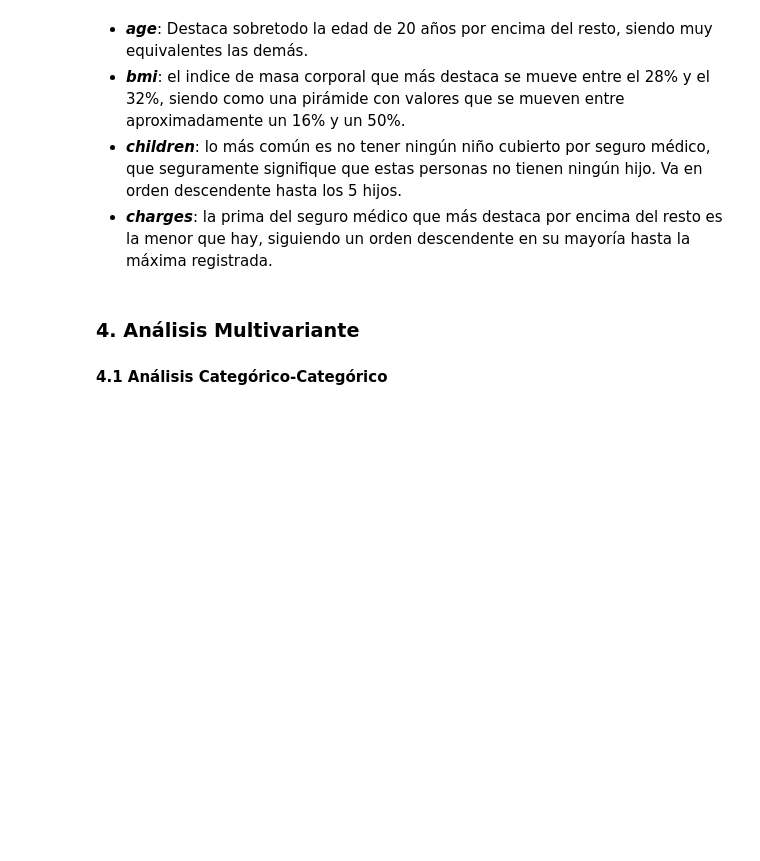
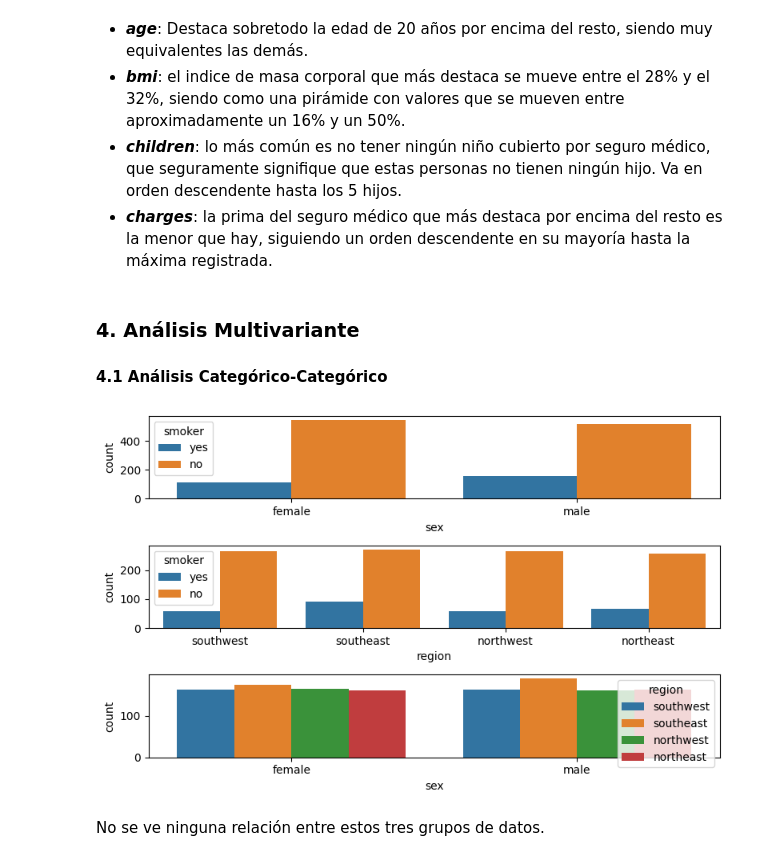
Before and after one commit to 4GeeksAcademy/ivandla96-Proyecto-Regresion-lineal, a Jupyter notebook: src/explore.ipynb, the cells around one changed output. Drawn from its saved outputs; the diff is of its cells as text; code cells hidden in the pictures; blank space fills up the shorter version.

```diff
--- a/src/explore.ipynb
+++ b/src/explore.ipynb
@@ -165,3 +165,16 @@ plt.show()
 ### 4. Análisis Multivariante
 
 #### 4.1 Análisis Categórico-Categórico
+# %%
+fig, axis = plt.subplots(3, figsize = (8, 5))
+
+sns.countplot(ax = axis[0], data = total_data, x = "sex", hue = "smoker")
+sns.countplot(ax = axis[1], data = total_data, x = "region", hue = "smoker")
+sns.countplot(ax = axis[2], data = total_data, x = "sex", hue = "region")
+plt.tight_layout()
+
+plt.show()
+# %% [output]
+[figure, added]
+# %% [markdown]
+No se ve ninguna relación entre estos tres grupos de datos.
```
Also changed, not shown: parts of 1 cell of this notebook.
